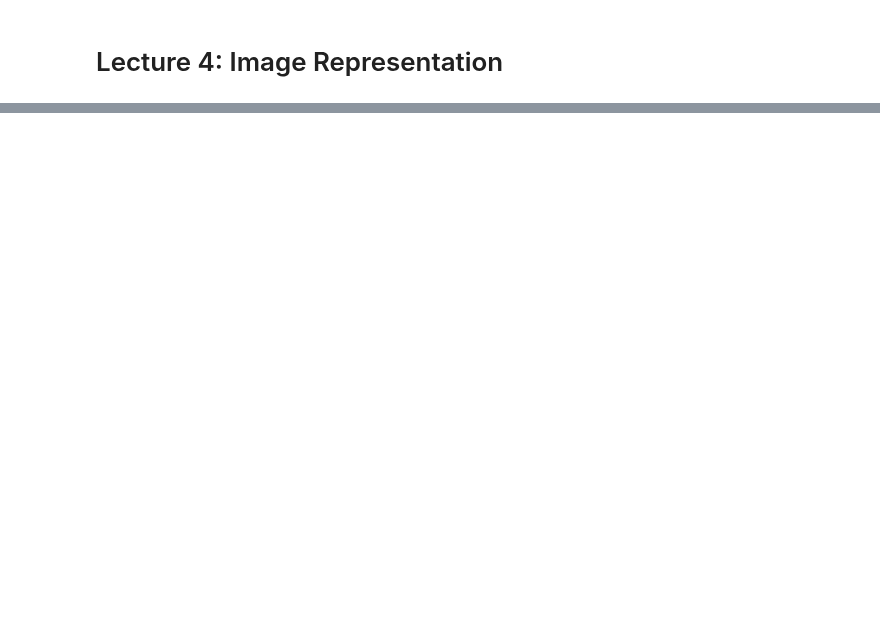
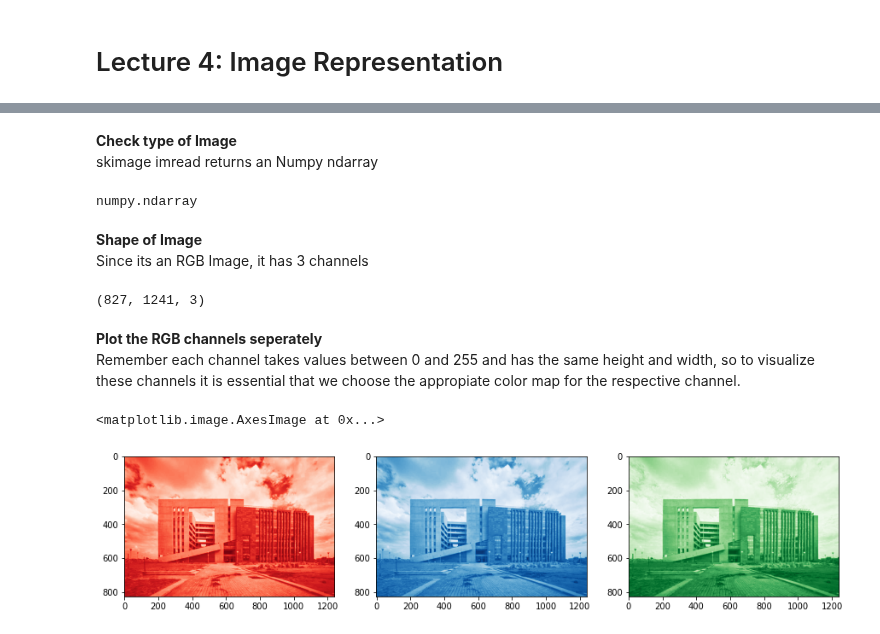
Before and after one commit to DL4CV-NPTEL/Deep-Learning-For-Computer-Vision, a Jupyter notebook: notebooks/Week_1/Week_1_Lecture_4.ipynb, the cells around one changed output, grey strips where cells are left out. Cells and saved outputs as stored; diff of their text form; code cells hidden in the pictures; blank space fills up the shorter version.

```diff
--- a/notebooks/Week_1/Week_1_Lecture_4.ipynb
+++ b/notebooks/Week_1/Week_1_Lecture_4.ipynb
@@ -28,0 +71,25 @@ IPyDisplay.HTML(
+# %% [markdown]
+**Check type of Image**<br>
+skimage imread returns an Numpy ndarray
+# %%
+type(img)
+# %% [output]
+numpy.ndarray
+# %% [markdown]
+**Shape of Image**<br>
+Since its an RGB Image, it has 3 channels
+# %%
+img.shape
+# %% [output]
+(827, 1241, 3)
+# %% [markdown]
+**Plot the RGB channels seperately**<br>
+Remember each channel takes values between 0 and 255 and has the same height and width, so to visualize these channels it is essential that we choose the appropiate color map for the respective channel.
+# %%
+fig, axes = plt.subplots(1, 3,figsize=(15,15))
+axes[0].imshow(img[:,:,0],cmap=plt.cm.Reds_r)
+axes[1].imshow(img[:,:,1],cmap=plt.cm.Blues_r)
+axes[2].imshow(img[:,:,2],cmap=plt.cm.Greens_r)
+# %% [output]
+<matplotlib.image.AxesImage at 0x...>
+[figure, added]
```
Also changed, not shown: parts of 26 cells of this notebook.
